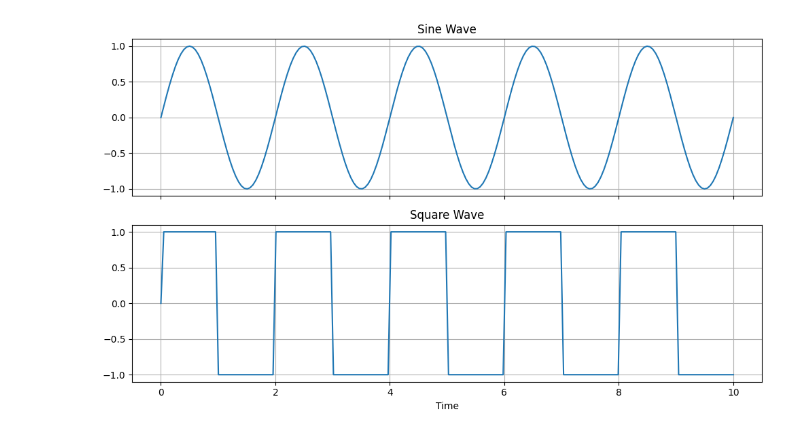
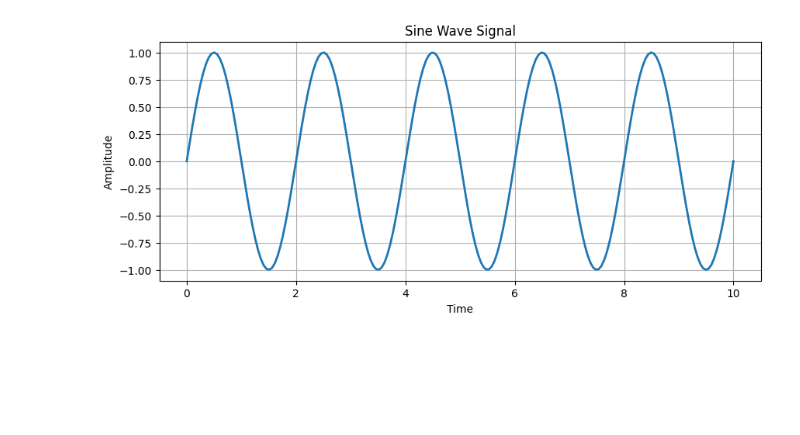
Before and after one commit to aizzen3/temp_seq_nn, a Jupyter notebook: as.ipynb, the cells around one changed output. Cells and saved outputs as stored; diff of their text form; code cells hidden in the pictures; blank space fills up the shorter version.

```diff
--- a/as.ipynb
+++ b/as.ipynb
@@ -1,30 +1,20 @@
 # %%
 import numpy as np
 import matplotlib.pyplot as plt
 
 # time axis
 t = np.linspace(0, 10, 200)
 
-# Signal 1: sine wave
+# single sine signal
 signal1 = np.sin(2 * np.pi * 0.5 * t)
 
-# Signal 2: square wave (derived from sine)
-signal2 = np.sign(np.sin(2 * np.pi * 0.5 * t))
+# plot
+plt.figure(figsize=(10, 4))
+plt.plot(t, signal1, linewidth=2)
+plt.title("Sine Wave Signal")
+plt.xlabel("Time")
+plt.ylabel("Amplitude")
+plt.grid(True)
+plt.show()
+# %% [output]
+[figure, added]
-# %%
-fig, axs = plt.subplots(2, 1, figsize=(10, 6), sharex=True)
-
-# Sine wave
-axs[0].plot(t, signal1)
-axs[0].set_title("Sine Wave")
-axs[0].grid(True)
-
-# Square wave
-axs[1].plot(t, signal2)
-axs[1].set_title("Square Wave")
-axs[1].grid(True)
-
-plt.xlabel("Time")
-plt.tight_layout()
-plt.show()
-# %% [output]
-[figure, removed]
```
Also changed, not shown: parts of 11 cells of this notebook, 1 other file.
